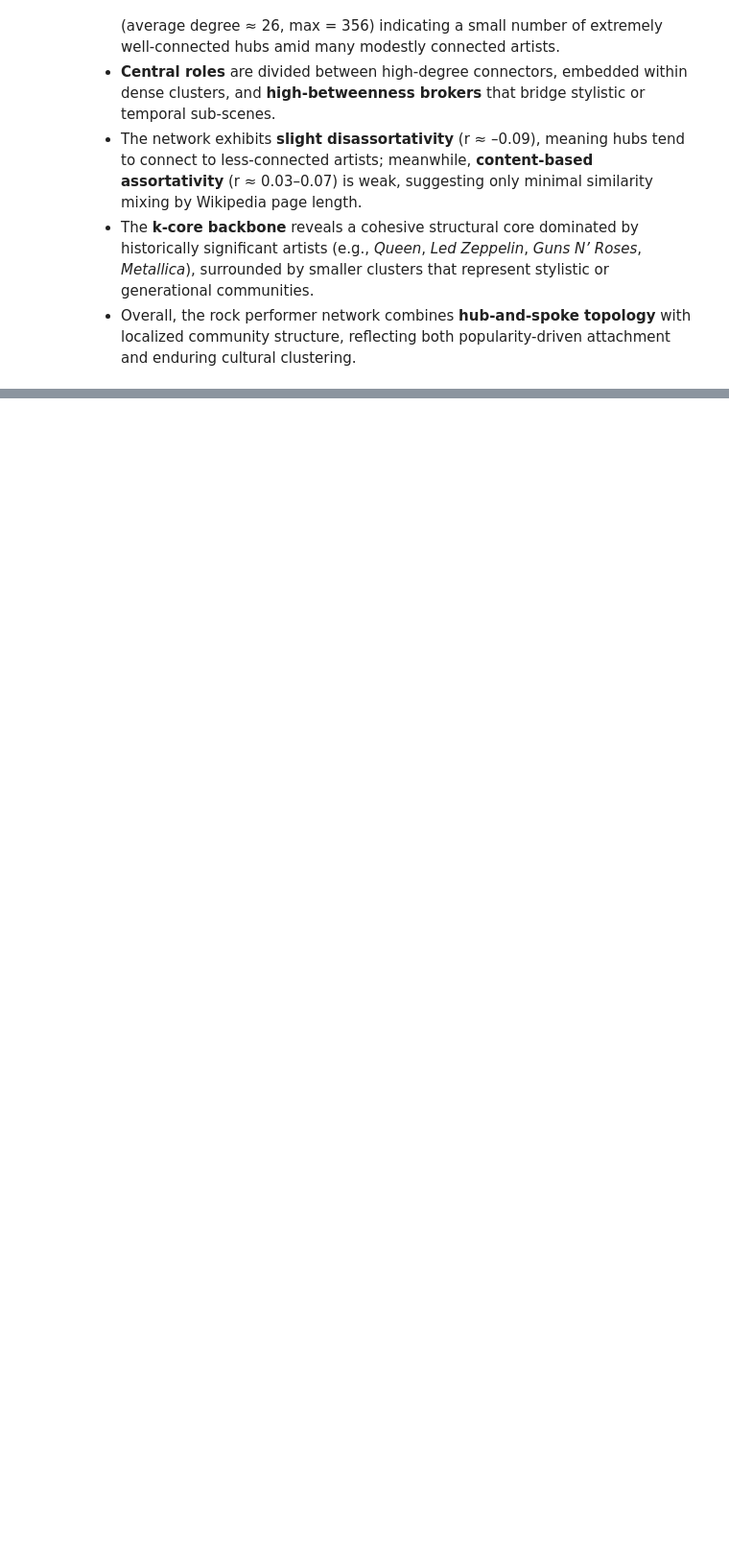
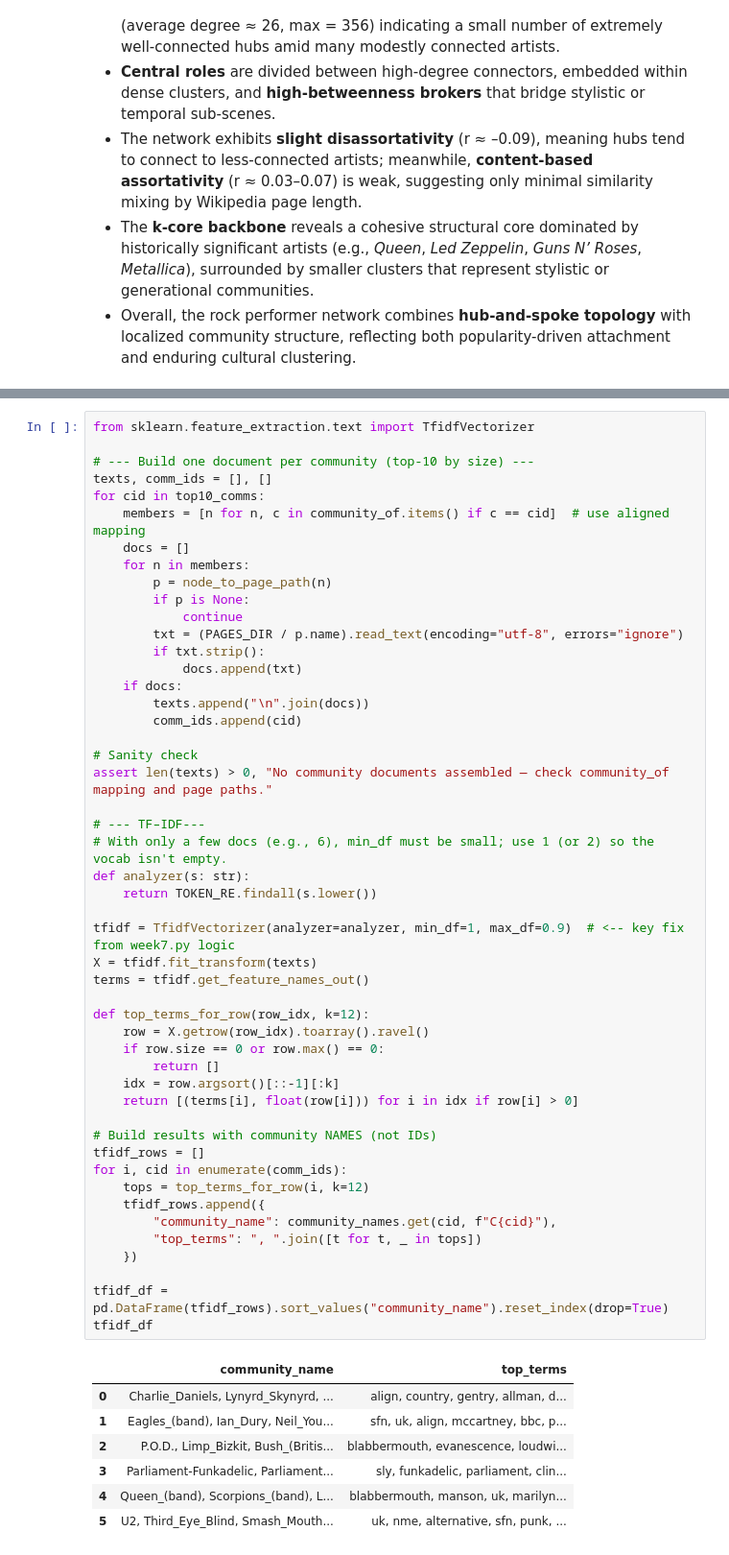
Before and after one commit to LeoItaly/02805-social-graphs-interactions, a Jupyter notebook: Assignment 2/assignment2.ipynb, the cells around one changed output, grey strips where cells are left out. Shown at 96% size. Drawn from its saved outputs; the diff is of its cells as text; blank space fills up the shorter version.

```diff
--- a/Assignment 2/assignment2.ipynb
+++ b/Assignment 2/assignment2.ipynb
@@ -342,0 +808,57 @@ Overall, the backbone visualization confirms that the rock performer network has
+# %%
+from sklearn.feature_extraction.text import TfidfVectorizer
+
+# --- Build one document per community (top-10 by size) ---
+texts, comm_ids = [], []
+for cid in top10_comms:
+    members = [n for n, c in community_of.items() if c == cid]  # use aligned mapping
+    docs = []
+    for n in members:
+        p = node_to_page_path(n)
+        if p is None:
+            continue
+        txt = (PAGES_DIR / p.name).read_text(encoding="utf-8", errors="ignore")
+        if txt.strip():
+            docs.append(txt)
+    if docs:
+        texts.append("\n".join(docs))
+        comm_ids.append(cid)
+
+# Sanity check
+assert len(texts) > 0, "No community documents assembled — check community_of mapping and page paths."
+
+# --- TF–IDF---
+# With only a few docs (e.g., 6), min_df must be small; use 1 (or 2) so the vocab isn't empty.
+def analyzer(s: str):
+    return TOKEN_RE.findall(s.lower())
+
+tfidf = TfidfVectorizer(analyzer=analyzer, min_df=1, max_df=0.9)  # <-- key fix from week7.py logic
+X = tfidf.fit_transform(texts)
+terms = tfidf.get_feature_names_out()
+
+def top_terms_for_row(row_idx, k=12):
+    row = X.getrow(row_idx).toarray().ravel()
+    if row.size == 0 or row.max() == 0:
+        return []
+    idx = row.argsort()[::-1][:k]
+    return [(terms[i], float(row[i])) for i in idx if row[i] > 0]
+
+# Build results with community NAMES (not IDs)
+tfidf_rows = []
+for i, cid in enumerate(comm_ids):
+    tops = top_terms_for_row(i, k=12)
+    tfidf_rows.append({
+        "community_name": community_names.get(cid, f"C{cid}"),
+        "top_terms": ", ".join([t for t, _ in tops])
+    })
+
+tfidf_df = pd.DataFrame(tfidf_rows).sort_values("community_name").reset_index(drop=True)
+tfidf_df
+# %% [output]
+|  | community_name | top_terms |
+| 0 | Charlie_Daniels, Lynyrd_Skynyrd, ... | align, country, gentry, allman, d... |
+| 1 | Eagles_(band), Ian_Dury, Neil_You... | sfn, uk, align, mccartney, bbc, p... |
+| 2 | P.O.D., Limp_Bizkit, Bush_(Britis... | blabbermouth, evanescence, loudwi... |
+| 3 | Parliament-Funkadelic, Parliament... | sly, funkadelic, parliament, clin... |
+| 4 | Queen_(band), Scorpions_(band), L... | blabbermouth, manson, uk, marilyn... |
+| 5 | U2, Third_Eye_Blind, Smash_Mouth... | uk, nme, alternative, sfn, punk, ... |
```
Also changed, not shown: parts of 27 cells of this notebook.
